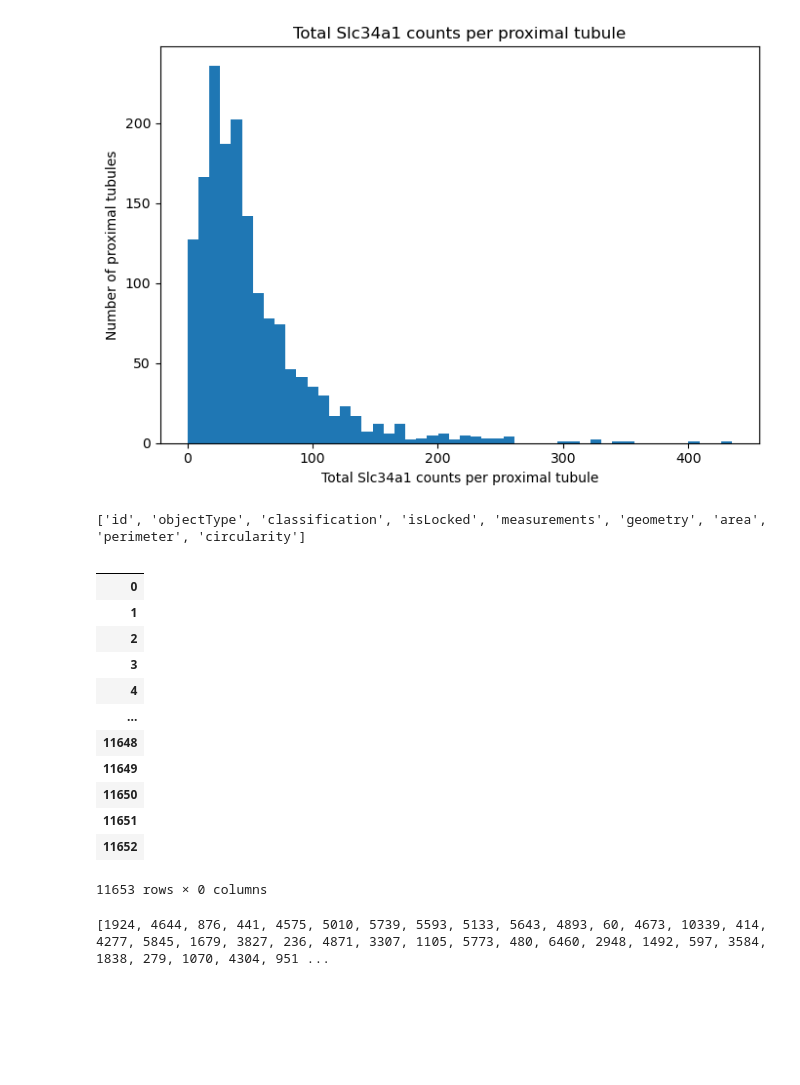
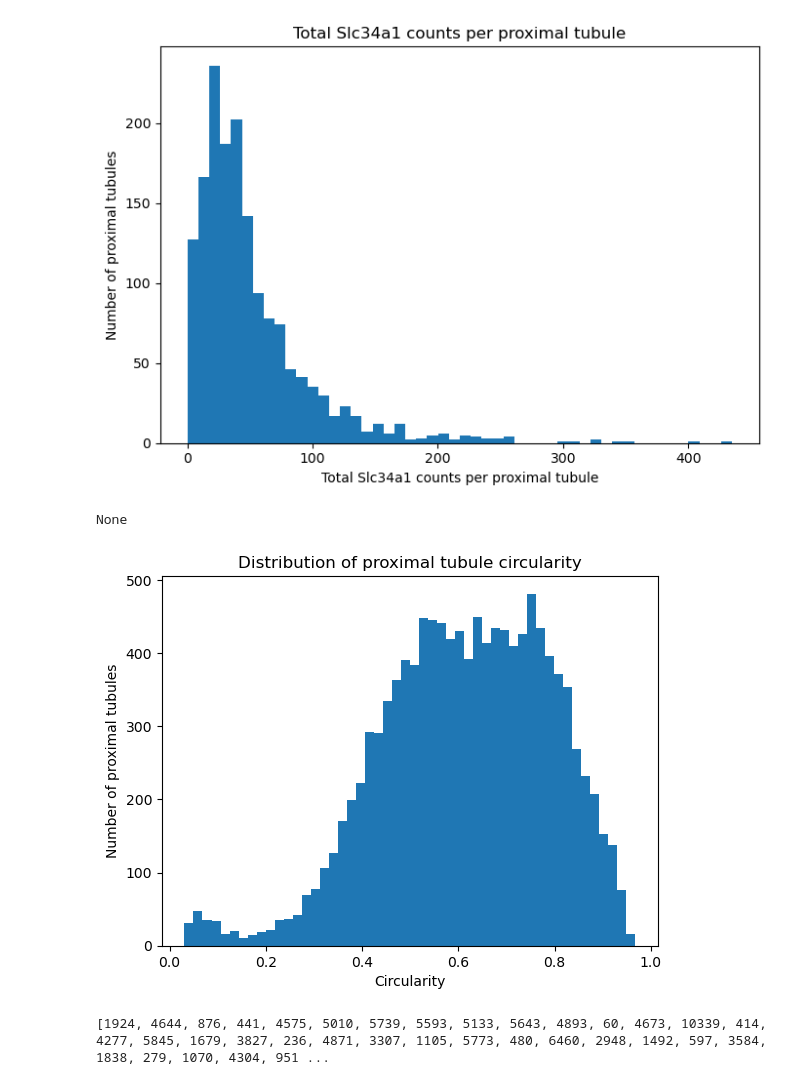
Before and after one commit to ssingh95jhu/Correlation_Kidney_Structure_Molecular_Presentation, a Jupyter notebook: HighThru_ProxTub_LinReg.ipynb, the cells around one changed output. Drawn from its saved outputs; the diff is of its cells as text; code cells hidden in the pictures; blank space fills up the shorter version.

```diff
--- a/HighThru_ProxTub_LinReg.ipynb
+++ b/HighThru_ProxTub_LinReg.ipynb
@@ -137,27 +143,35 @@ plt.show()
 # %%
 #FILTER3 (Subsetting based on geometry of proximal tubules)
 #Importing the geojson files which contains the proximal tubule annotations and boudary information.
 
-gdf.shape
-print(gdf.columns.tolist())
-import pandas as pd
+print(gdf.crs) #to check if GeoPandas is treating your pixel coordinates as geographic coordinates.
 
-pd.json_normalize(gdf["measurements"])
+gdf = gdf.set_crs(None, allow_override=True) #To remove the incorrect CRS assignment.
+
+
+import numpy as np
+
+gdf["area"] = gdf.geometry.area
+gdf["perimeter"] = gdf.geometry.length
+
+gdf["circularity"] = (
+    4 * np.pi * gdf["area"] / (gdf["perimeter"] ** 2)
+)
+
+gdf[["circularity"]].head()
+
+
+import matplotlib.pyplot as plt
+
+plt.figure()
+plt.hist(gdf["circularity"].dropna(), bins=50)
+plt.xlabel("Circularity")
+plt.ylabel("Number of proximal tubules")
+plt.title("Distribution of proximal tubule circularity")
+plt.show()
 # %% [output]
-['id', 'objectType', 'classification', 'isLocked', 'measurements', 'geometry', 'area', 'perimeter', 'circularity']
+None
-|  |
-| 0 |
-| 1 |
-| 2 |
-| 3 |
-| 4 |
-| ... |
-| 11648 |
-| 11649 |
-| 11650 |
-| 11651 |
-| 11652 |
-11653 rows × 0 columns
+[figure, added]
 # %%
 #Bootstrapping a few oproximal tubule instances to perform linear regression on:
 import pandas as pd
```
Also changed, not shown: parts of 1 cell of this notebook.
